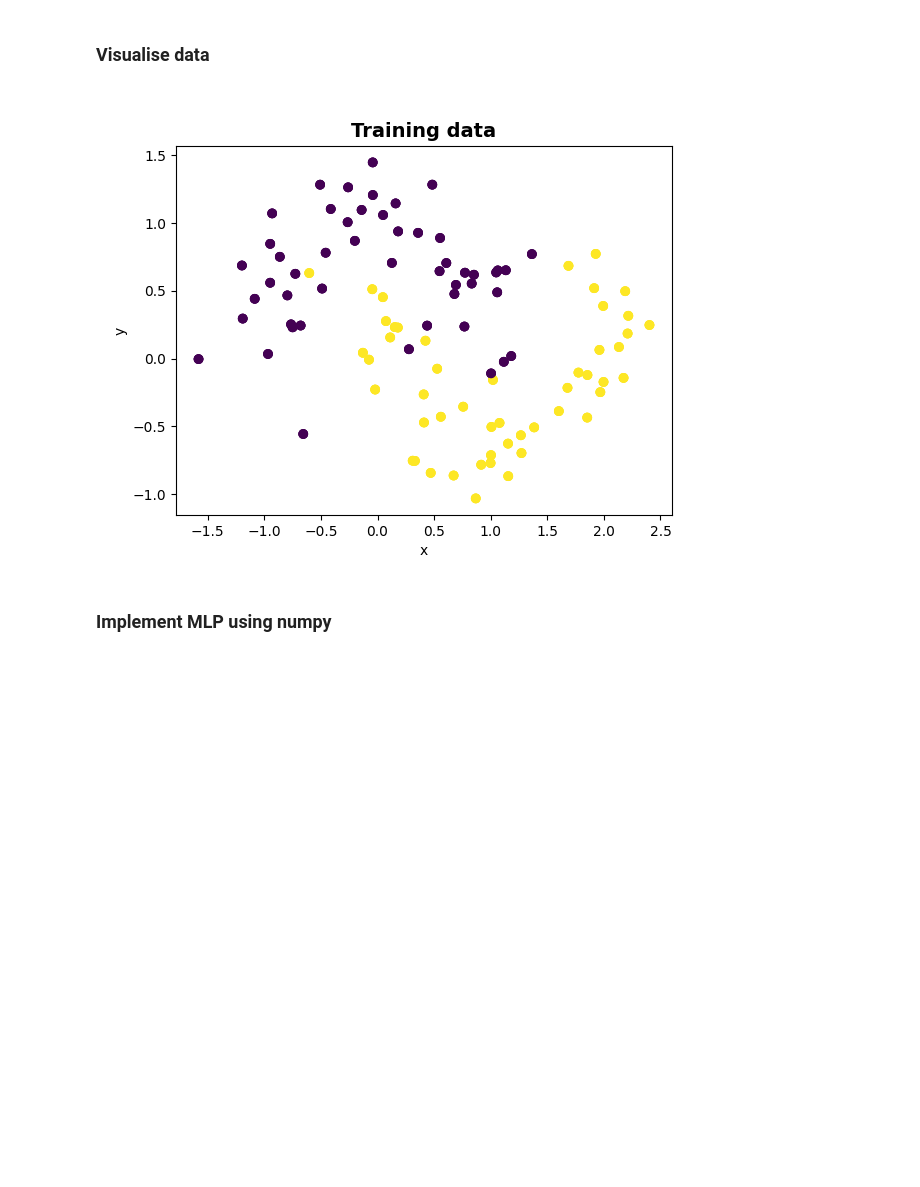
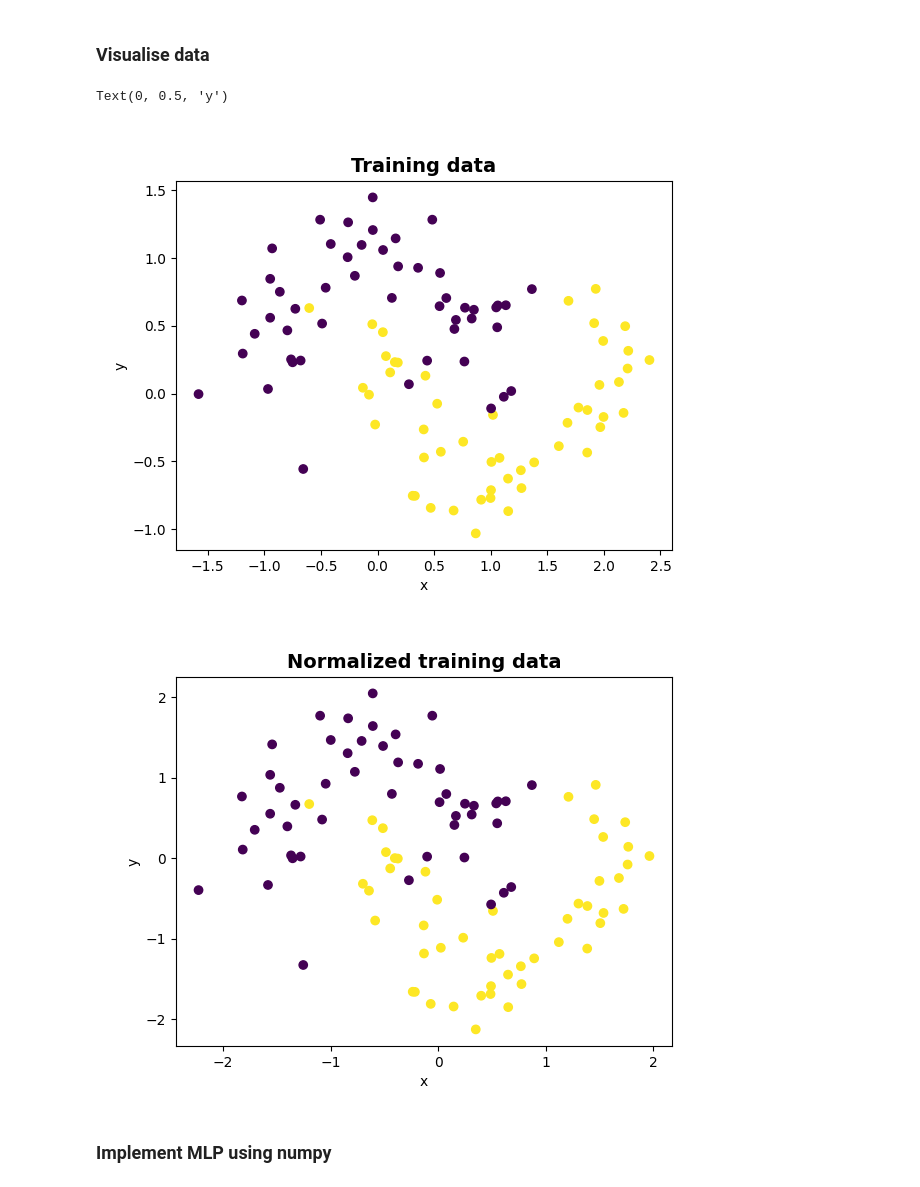
Before and after one commit to Alejandro-FA/UPF-Deep_Learning, a Jupyter notebook: P1/P1-Questions.ipynb, the cells around one changed output. Cells and saved outputs as stored; diff of their text form; code cells hidden in the pictures; blank space fills up the shorter version.

```diff
--- a/P1/P1-Questions.ipynb
+++ b/P1/P1-Questions.ipynb
@@ -27,22 +27,38 @@ results_path = 'Results/'
 train_data = pd.read_csv(data_path + "train.csv")
 test_data = pd.read_csv(data_path + "test.csv")
 
-X_train = train_data[["X", "Y"]].to_numpy()
-C_train = train_data["C"].to_numpy().reshape(100, 1)
+X_train = train_data[["X", "Y"]].to_numpy(dtype=np.double)
+C_train = train_data["C"].to_numpy(dtype=np.int32).reshape(-1, 1)
+
+X_test = test_data[["X", "Y"]].to_numpy(dtype=np.double)
+C_test = test_data["C"].to_numpy(dtype=np.int32).reshape(-1, 1)
 # %% [markdown]
 ### Visualise data
 # %%
 %matplotlib widget
-
 import matplotlib.pyplot as plt #  matplotlib for visualization
 
-# Visualize data
+# Visualize original data
+fig1 = plt.figure()
 plt.title("Training data", fontsize=14, fontweight="bold")
-plt.scatter(train_data.X, train_data.Y, c=train_data.C)
+plt.scatter(X_train[:,0], X_train[:,1], c=C_train)
 plt.xlabel("x")
 plt.ylabel("y")
-plt.show()
+
+# Normalize dataset
+mu = np.mean(X_train, axis=0)
+sigma = np.std(X_train, axis=0)
+X_train_norm = (X_train - mu) / sigma
+
+# Visualize normalized data
+fig2 = plt.figure()
+plt.title("Normalized training data", fontsize=14, fontweight="bold")
+plt.scatter(X_train_norm[:,0], X_train_norm[:,1], c=C_train)
+plt.xlabel("x")
+plt.ylabel("y")
 # %% [output]
+Text(0, 0.5, 'y')
 [figure]
+[figure, added]
 # %% [markdown]
 ### Implement MLP using numpy
```
Also changed, not shown: parts of 4 cells of this notebook.
